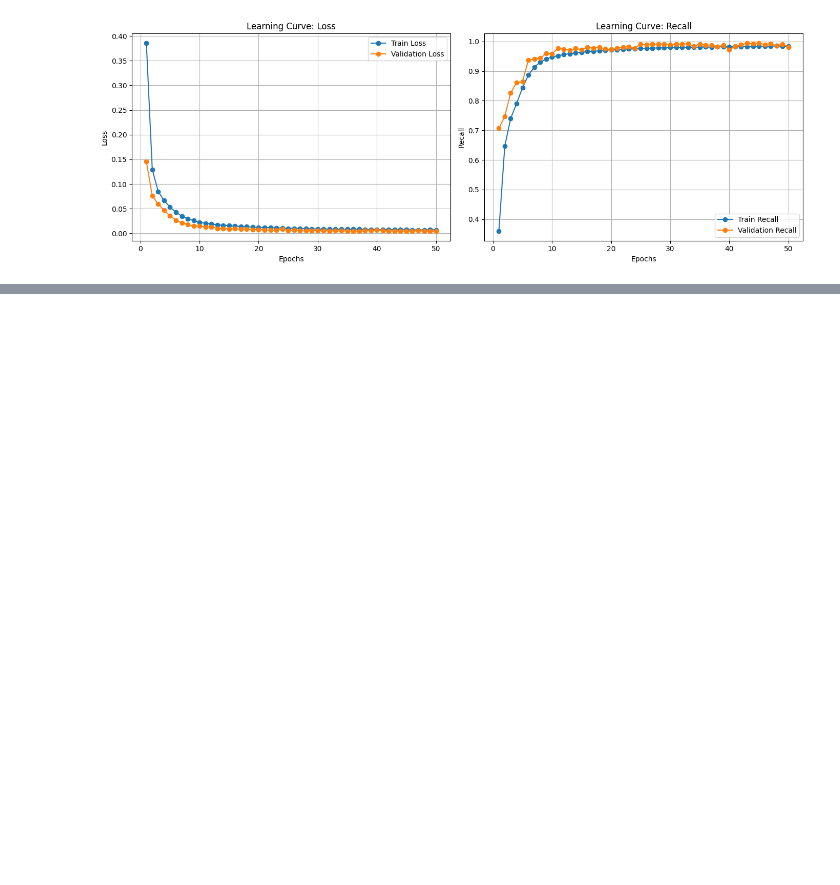
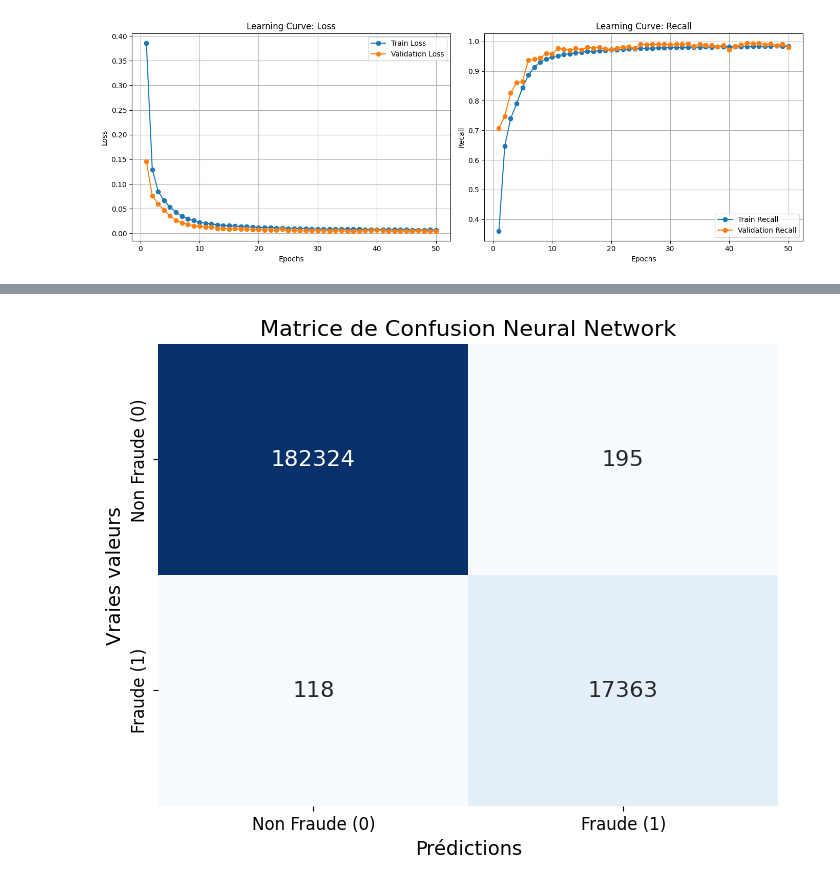
Before and after one commit to Tom-dlhy/Fraud-Detection-in-Digital-Transactions, a Jupyter notebook: Stage 3.ipynb, the cells around one changed output, grey strips where cells are left out. Drawn from its saved outputs; the diff is of its cells as text; code cells hidden in the pictures; blank space fills up the shorter version.

```diff
--- a/Stage 3.ipynb
+++ b/Stage 3.ipynb
@@ -344,3 +300,13 @@ def plot_learning_curve(history):
 plot_learning_curve(history)
 # %% [output]
 [figure]
+# %%
+simple_model = tf.keras.Sequential([
+    tf.keras.layers.Dense(128, activation='relu', input_shape=(X_train.shape[1],)),
+    tf.keras.layers.Dropout(0.4),
+    tf.keras.layers.Dense(64, activation='relu'),
+    tf.keras.layers.Dropout(0.3),
+    tf.keras.layers.Dense(32, activation='relu'),
+    tf.keras.layers.Dropout(0.2),
+    tf.keras.layers.Dense(1, activation='sigmoid')
+])
@@ -346,0 +353,8 @@ plot_learning_curve(history)
+# %%
+# Prédictions
+y_pred_simple = (simple_model.predict(X_test) > 0.5).astype(int)
+
+# Évaluation
+print("Réseau de Neurones :")
+print(classification_report(y_test, y_pred_simple))
+print(confusion_matrix(y_test, y_pred_simple))
@@ -346,0 +375,19 @@ plot_learning_curve(history)
+# %%
+# Calcul de la matrice de confusion
+cm = confusion_matrix(y_test, y_pred_simple)
+
+# Création du graphique
+plt.figure(figsize=(8, 6))
+sns.heatmap(cm, annot=True, fmt='d', cmap='Blues', cbar=False, annot_kws={"size": 16})
+
+# Ajout des labels et du titre
+plt.xlabel('Prédictions', fontsize=14)
+plt.ylabel('Vraies valeurs', fontsize=14)
+plt.title('Matrice de Confusion Neural Network', fontsize=16)
+plt.xticks(ticks=[0.5, 1.5], labels=['Non Fraude (0)', 'Fraude (1)'], fontsize=12)
+plt.yticks(ticks=[0.5, 1.5], labels=['Non Fraude (0)', 'Fraude (1)'], fontsize=12)
+
+# Afficher le graphique
+plt.show()
+# %% [output]
+[figure, added]
```
Also changed, not shown: parts of 12 cells of this notebook.
